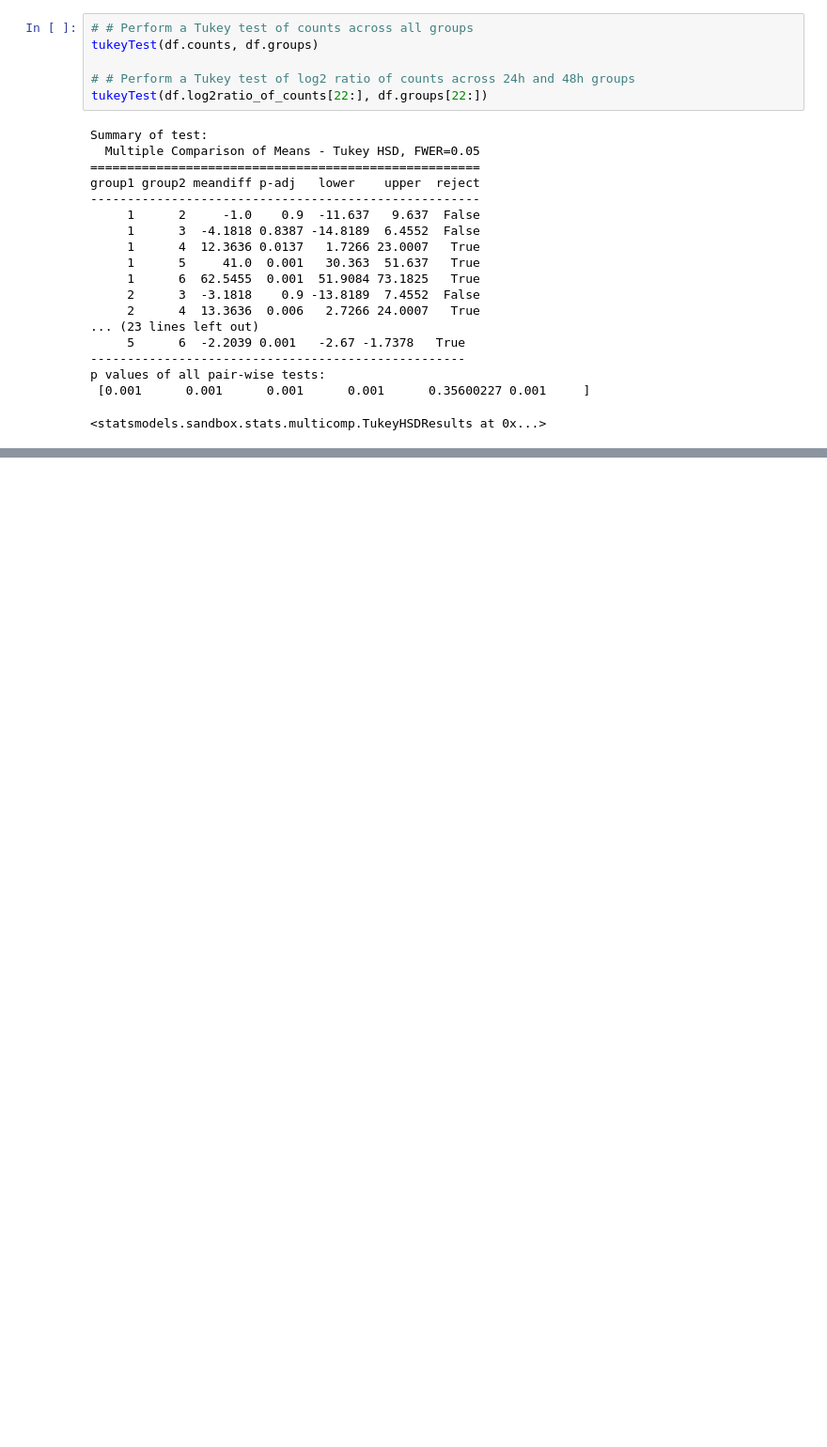
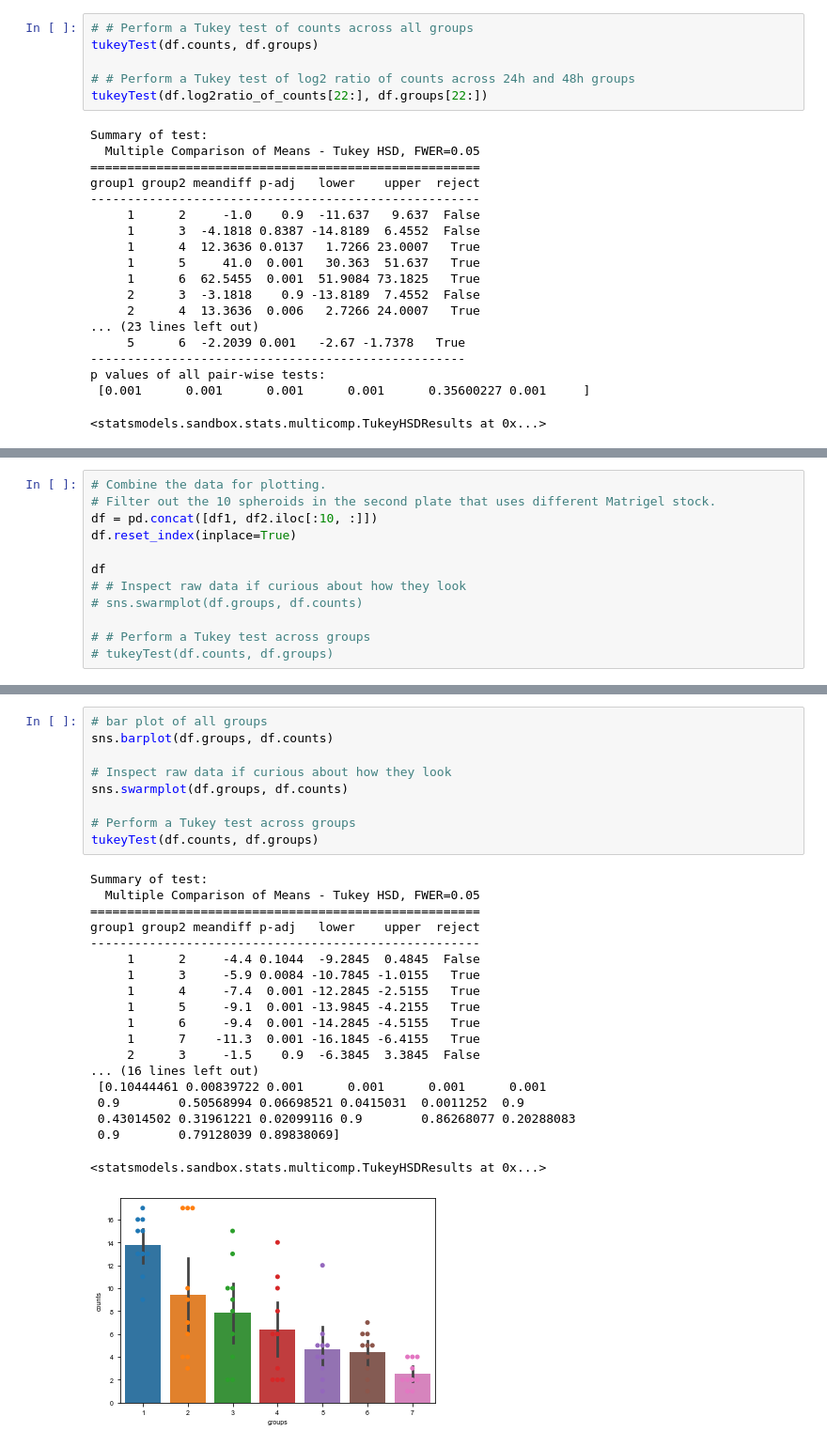
Before and after one commit to snownontrace/public-scripts-Wang2020-branching-morphogenesis, a Jupyter notebook: Bud-count-decoding-plotting.ipynb, the cells around one changed output, grey strips where cells are left out. Shown at 94% size. Saved outputs shown, nothing was run; the diff lists cells and outputs as text; blank space fills up the shorter version.

```diff
--- a/Bud-count-decoding-plotting.ipynb
+++ b/Bud-count-decoding-plotting.ipynb
@@ -738,0 +997,12 @@ p values of all pair-wise tests:
+# %%
+# Combine the data for plotting.
+# Filter out the 10 spheroids in the second plate that uses different Matrigel stock.
+df = pd.concat([df1, df2.iloc[:10, :]])
+df.reset_index(inplace=True)
+
+df
+# # Inspect raw data if curious about how they look
+# sns.swarmplot(df.groups, df.counts)
+
+# # Perform a Tukey test across groups
+# tukeyTest(df.counts, df.groups)
@@ -738,0 +1023,29 @@ p values of all pair-wise tests:
+# %%
+# bar plot of all groups
+sns.barplot(df.groups, df.counts)
+
+# Inspect raw data if curious about how they look
+sns.swarmplot(df.groups, df.counts)
+
+# Perform a Tukey test across groups
+tukeyTest(df.counts, df.groups)
+# %% [output]
+Summary of test:
+  Multiple Comparison of Means - Tukey HSD, FWER=0.05
+=====================================================
+group1 group2 meandiff p-adj   lower    upper  reject
+-----------------------------------------------------
+     1      2     -4.4 0.1044  -9.2845  0.4845  False
+     1      3     -5.9 0.0084 -10.7845 -1.0155   True
+     1      4     -7.4  0.001 -12.2845 -2.5155   True
+     1      5     -9.1  0.001 -13.9845 -4.2155   True
+     1      6     -9.4  0.001 -14.2845 -4.5155   True
+     1      7    -11.3  0.001 -16.1845 -6.4155   True
+     2      3     -1.5    0.9  -6.3845  3.3845  False
+... (16 lines left out)
+ [0.10444461 0.00839722 0.001      0.001      0.001      0.001
+ 0.9        0.50568994 0.06698521 0.0415031  0.0011252  0.9
+ 0.43014502 0.31961221 0.02099116 0.9        0.86268077 0.20288083
+ 0.9        0.79128039 0.89838069]
+<statsmodels.sandbox.stats.multicomp.TukeyHSDResults at 0x...>
+[figure, added]
```
Also changed, not shown: parts of 12 cells of this notebook, 35 other files.
